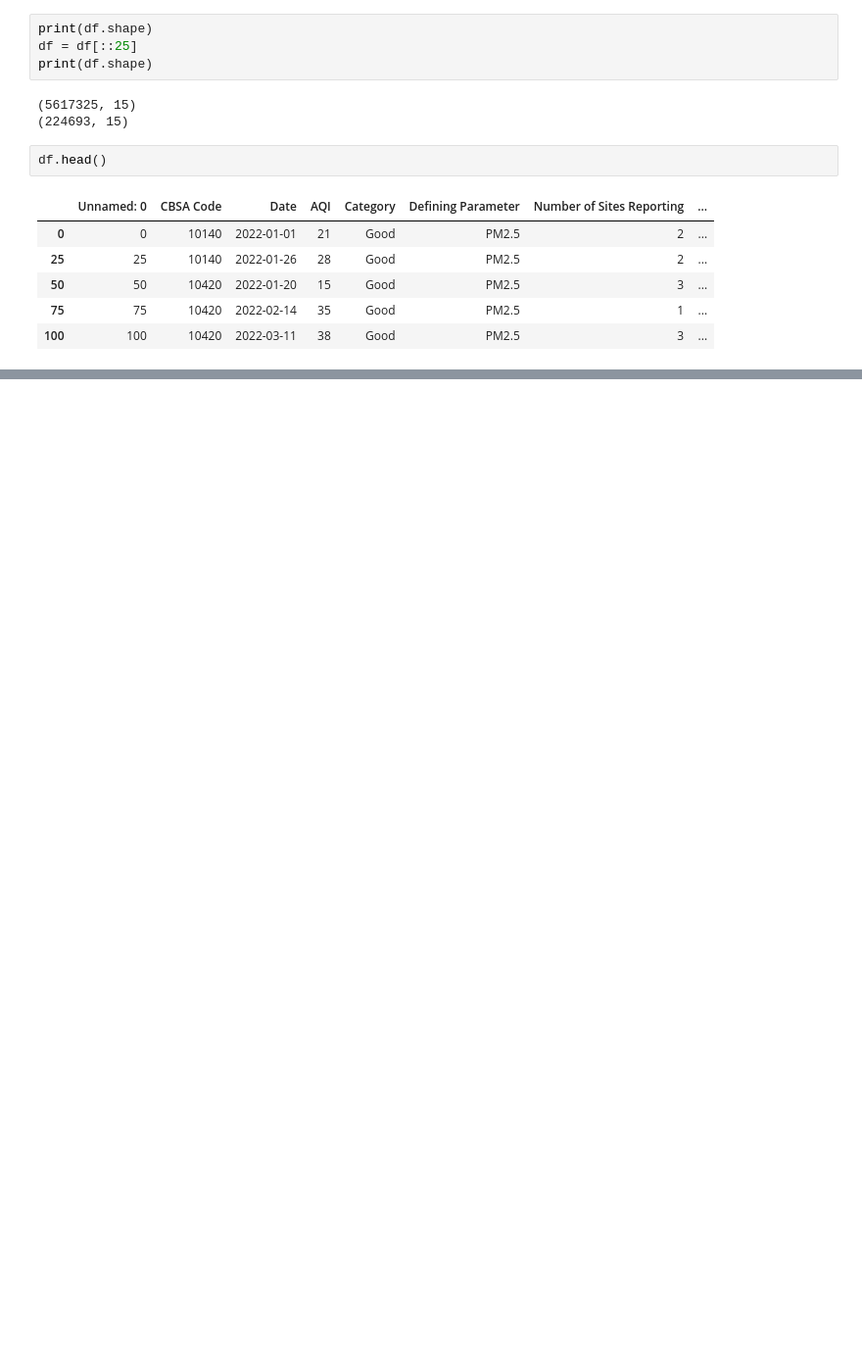
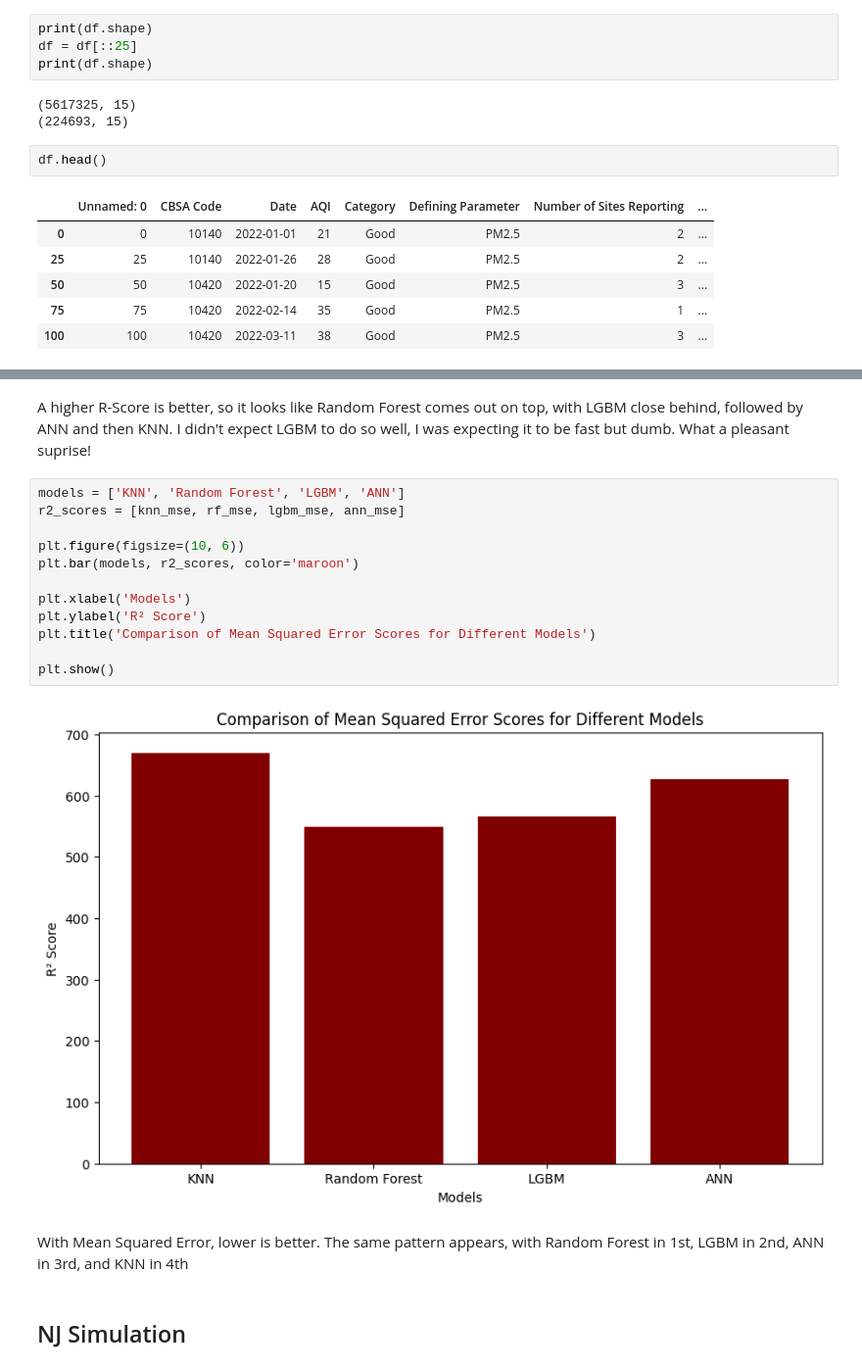
Before and after one commit to Gregularity/MATES-Data-Science-Final, a Jupyter notebook: Thomas_DataScienceFinal.ipynb, the cells around one changed output, grey strips where cells are left out. Shown at 98% size. Cells and saved outputs as stored; diff of their text form; blank space fills up the shorter version.

```diff
--- a/Thomas_DataScienceFinal.ipynb
+++ b/Thomas_DataScienceFinal.ipynb
@@ -207,0 +271,20 @@ R² Score: -2.0596139430999756
+# %% [markdown]
+A higher R-Score is better, so it looks like Random Forest comes out on top, with LGBM close behind, followed by ANN and then KNN. I didn't expect LGBM to do so well, I was expecting it to be fast but dumb. What a pleasant suprise!
+# %%
+models = ['KNN', 'Random Forest', 'LGBM', 'ANN']
+r2_scores = [knn_mse, rf_mse, lgbm_mse, ann_mse]
+
+plt.figure(figsize=(10, 6))
+plt.bar(models, r2_scores, color='maroon')
+
+plt.xlabel('Models')
+plt.ylabel('R² Score')
+plt.title('Comparison of Mean Squared Error Scores for Different Models')
+
+plt.show()
+# %% [output]
+[figure, added]
+# %% [markdown]
+With Mean Squared Error, lower is better. The same pattern appears, with Random Forest in 1st, LGBM in 2nd, ANN in 3rd, and KNN in 4th
+# %% [markdown]
+## NJ Simulation
```
Also changed, not shown: parts of 32 cells of this notebook.
